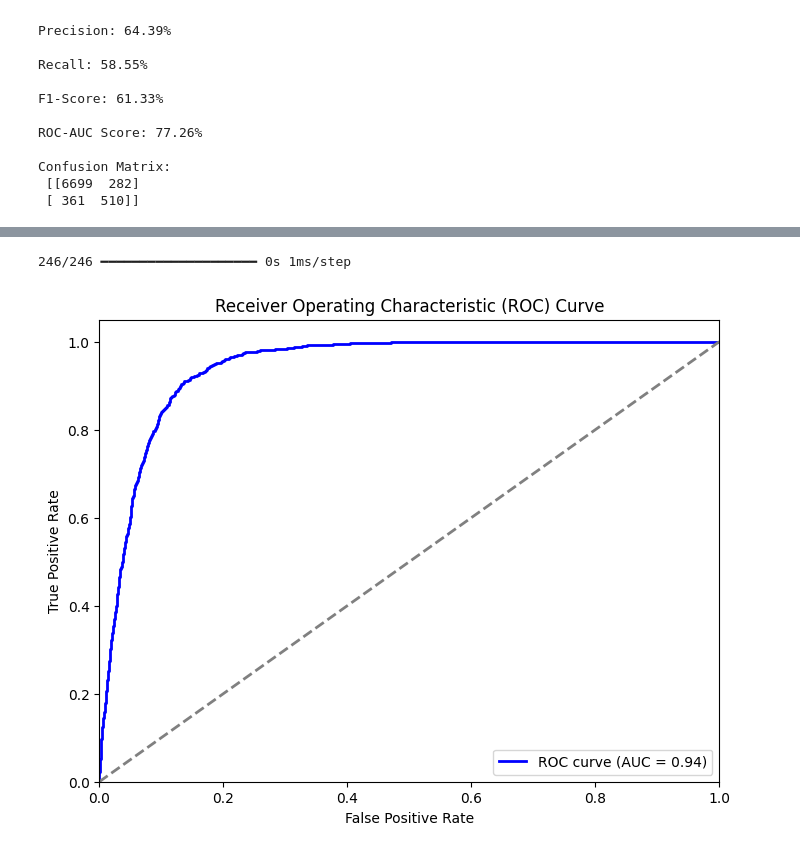
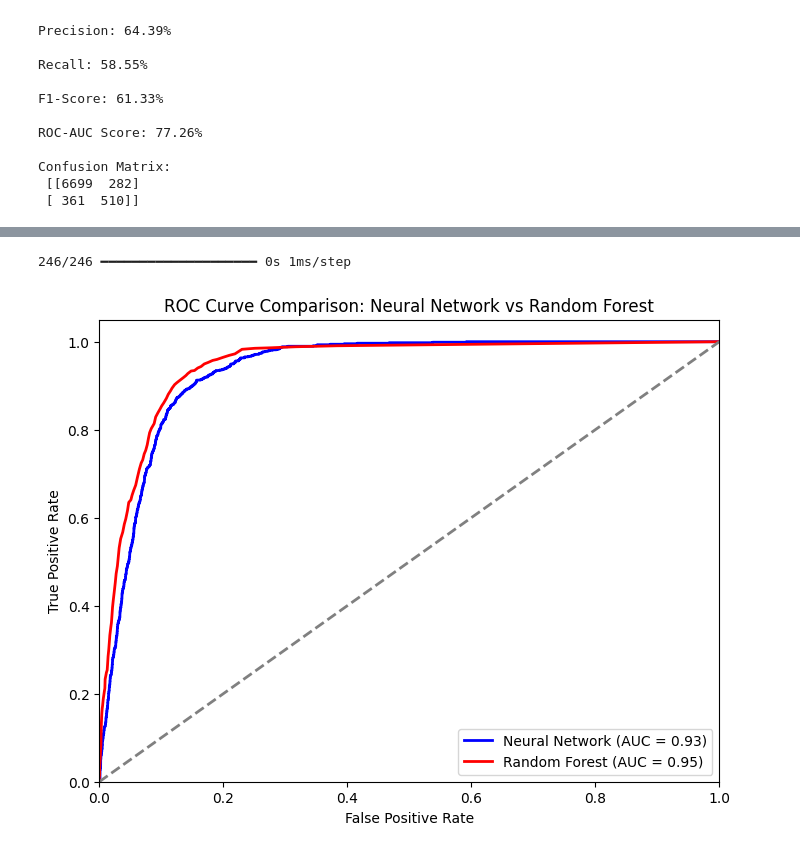
Before and after one commit to Thusharkanth/machine_learning_CW, a Jupyter notebook: ML_CW.ipynb, the cells around one changed output, grey strips where cells are left out. Saved outputs shown, nothing was run; the diff lists cells and outputs as text; code cells hidden in the pictures.

Commit message:
adding graphs

```diff
--- a/ML_CW.ipynb
+++ b/ML_CW.ipynb
@@ -48,0 +82,12 @@ max        1.400000       94.767000     -26.900000      5.045000   5228.100000
+# %%
+# Visualize the frequency distribution of each categorical column
+
+
+for col in categorical_columns:
+    plt.figure(figsize=(5, 2))
+    sns.countplot(data=df, x=col, palette='viridis', order=df[col].value_counts().index)
+    plt.title(f'Frequency Distribution of {col}')
+    plt.xlabel(col.capitalize())
+    plt.ylabel('Count')
+    plt.xticks(rotation=45)
+    plt.show()
@@ -445,27 +560,42 @@ Confusion Matrix:
 # %%
+
 import matplotlib.pyplot as plt
 from sklearn.metrics import roc_curve, auc
 
-# Get the predicted probabilities
+# Get the predicted probabilities for both models
 y_prob_nn = nn_model.predict(X_test)
+y_prob_rf = rf_model.predict_proba(X_test)[:, 1]
 
-# Compute ROC curve
-fpr, tpr, thresholds = roc_curve(y_test, y_prob_nn)
+# Compute ROC curve for Neural Network
+fpr_nn, tpr_nn, _ = roc_curve(y_test, y_prob_nn)
+roc_auc_nn = auc(fpr_nn, tpr_nn)
 
-# Compute the AUC score
-roc_auc = auc(fpr, tpr)
+# Compute ROC curve for Random Forest
+fpr_rf, tpr_rf, _ = roc_curve(y_test, y_prob_rf)
+roc_auc_rf = auc(fpr_rf, tpr_rf)
 
-# Plot the ROC curve
+# Plot both ROC curves on the same graph
 plt.figure(figsize=(8, 6))
-plt.plot(fpr, tpr, color='blue', lw=2, label=f'ROC curve (AUC = {roc_auc:.2f})')
-plt.plot([0, 1], [0, 1], color='gray', linestyle='--', lw=2)  # Diagonal line (no skill)
+
+# Plot Neural Network ROC curve
+plt.plot(fpr_nn, tpr_nn, color='blue', lw=2, label=f'Neural Network (AUC = {roc_auc_nn:.2f})')
+
+# Plot Random Forest ROC curve
+plt.plot(fpr_rf, tpr_rf, color='red', lw=2, label=f'Random Forest (AUC = {roc_auc_rf:.2f})')
+
+# Plot the diagonal line (no skill)
+plt.plot([0, 1], [0, 1], color='gray', linestyle='--', lw=2)
+
+# Formatting the plot
 plt.xlim([0.0, 1.0])
 plt.ylim([0.0, 1.05])
 plt.xlabel('False Positive Rate')
 plt.ylabel('True Positive Rate')
-plt.title('Receiver Operating Characteristic (ROC) Curve')
+plt.title('ROC Curve Comparison: Neural Network vs Random Forest')
 plt.legend(loc='lower right')
+
+# Show the plot
 plt.show()
 # %% [output]
 246/246 ━━━━━━━━━━━━━━━━━━━━ 0s 1ms/step
-[figure, old version]
+[figure, new version]
```
Also changed, not shown: parts of 8 cells of this notebook.
